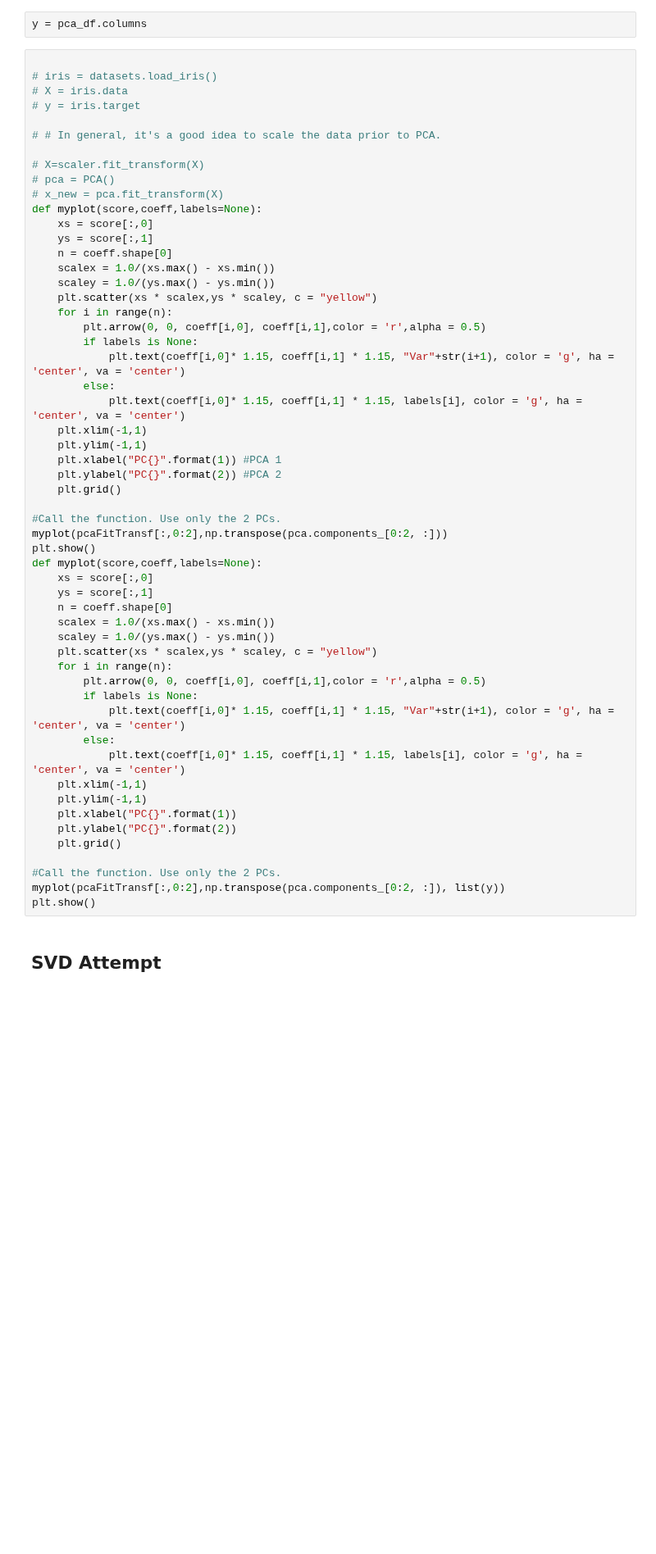
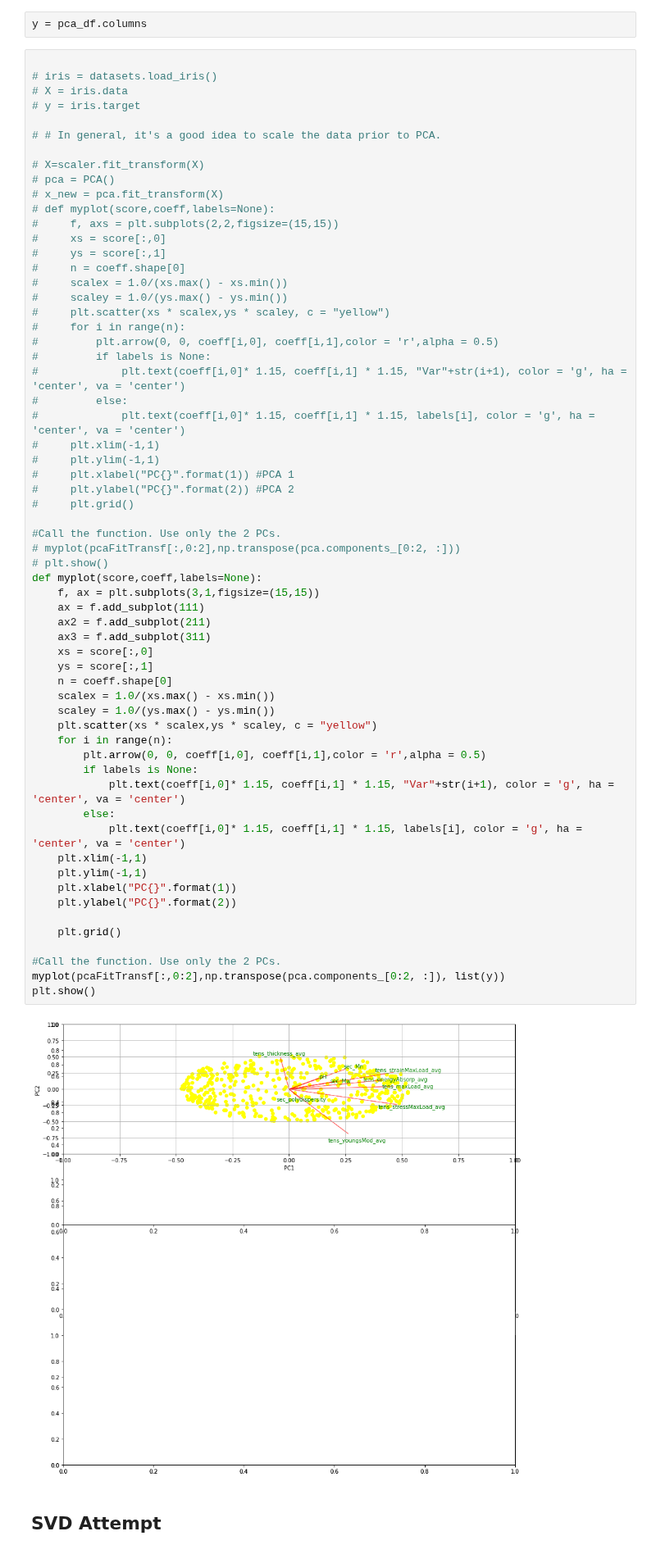
Before and after one commit to hujingc/umsi_loc_anc, a Jupyter notebook: Data Extraction and Visualization.ipynb, the cells around one changed output. Shown at 82% size. Cells and saved outputs as stored; diff of their text form; blank space fills up the shorter version.

```diff
--- a/Data Extraction and Visualization.ipynb
+++ b/Data Extraction and Visualization.ipynb
@@ -197,53 +265,61 @@ y = pca_df.columns
 
 # # In general, it's a good idea to scale the data prior to PCA.
 
 # X=scaler.fit_transform(X)
 # pca = PCA()
 # x_new = pca.fit_transform(X)
-def myplot(score,coeff,labels=None):
-    xs = score[:,0]
-    ys = score[:,1]
-    n = coeff.shape[0]
-    scalex = 1.0/(xs.max() - xs.min())
-    scaley = 1.0/(ys.max() - ys.min())
-    plt.scatter(xs * scalex,ys * scaley, c = "yellow")
-    for i in range(n):
-        plt.arrow(0, 0, coeff[i,0], coeff[i,1],color = 'r',alpha = 0.5)
-        if labels is None:
-            plt.text(coeff[i,0]* 1.15, coeff[i,1] * 1.15, "Var"+str(i+1), color = 'g', ha = 'center', va = 'center')
-        else:
-            plt.text(coeff[i,0]* 1.15, coeff[i,1] * 1.15, labels[i], color = 'g', ha = 'center', va = 'center')
-    plt.xlim(-1,1)
-    plt.ylim(-1,1)
-    plt.xlabel("PC{}".format(1)) #PCA 1
-    plt.ylabel("PC{}".format(2)) #PCA 2
-    plt.grid()
+# def myplot(score,coeff,labels=None):
+#     f, axs = plt.subplots(2,2,figsize=(15,15))
+#     xs = score[:,0]
+#     ys = score[:,1]
+#     n = coeff.shape[0]
+#     scalex = 1.0/(xs.max() - xs.min())
+#     scaley = 1.0/(ys.max() - ys.min())
+#     plt.scatter(xs * scalex,ys * scaley, c = "yellow")
+#     for i in range(n):
+#         plt.arrow(0, 0, coeff[i,0], coeff[i,1],color = 'r',alpha = 0.5)
+#         if labels is None:
+#             plt.text(coeff[i,0]* 1.15, coeff[i,1] * 1.15, "Var"+str(i+1), color = 'g', ha = 'center', va = 'center')
+#         else:
+#             plt.text(coeff[i,0]* 1.15, coeff[i,1] * 1.15, labels[i], color = 'g', ha = 'center', va = 'center')
+#     plt.xlim(-1,1)
+#     plt.ylim(-1,1)
+#     plt.xlabel("PC{}".format(1)) #PCA 1
+#     plt.ylabel("PC{}".format(2)) #PCA 2
+#     plt.grid()
 
 #Call the function. Use only the 2 PCs.
-myplot(pcaFitTransf[:,0:2],np.transpose(pca.components_[0:2, :]))
-plt.show()
+# myplot(pcaFitTransf[:,0:2],np.transpose(pca.components_[0:2, :]))
+# plt.show()
 def myplot(score,coeff,labels=None):
+    f, ax = plt.subplots(3,1,figsize=(15,15))
+    ax = f.add_subplot(111)
+    ax2 = f.add_subplot(211)
+    ax3 = f.add_subplot(311)
     xs = score[:,0]
     ys = score[:,1]
     n = coeff.shape[0]
     scalex = 1.0/(xs.max() - xs.min())
     scaley = 1.0/(ys.max() - ys.min())
     plt.scatter(xs * scalex,ys * scaley, c = "yellow")
     for i in range(n):
         plt.arrow(0, 0, coeff[i,0], coeff[i,1],color = 'r',alpha = 0.5)
         if labels is None:
             plt.text(coeff[i,0]* 1.15, coeff[i,1] * 1.15, "Var"+str(i+1), color = 'g', ha = 'center', va = 'center')
         else:
             plt.text(coeff[i,0]* 1.15, coeff[i,1] * 1.15, labels[i], color = 'g', ha = 'center', va = 'center')
     plt.xlim(-1,1)
     plt.ylim(-1,1)
     plt.xlabel("PC{}".format(1))
     plt.ylabel("PC{}".format(2))
+
     plt.grid()
 
 #Call the function. Use only the 2 PCs.
 myplot(pcaFitTransf[:,0:2],np.transpose(pca.components_[0:2, :]), list(y))
 plt.show()
+# %% [output]
+[figure, added]
 # %% [markdown]
 ## SVD Attempt
 # %%
```
Also changed, not shown: parts of 16 cells of this notebook.
